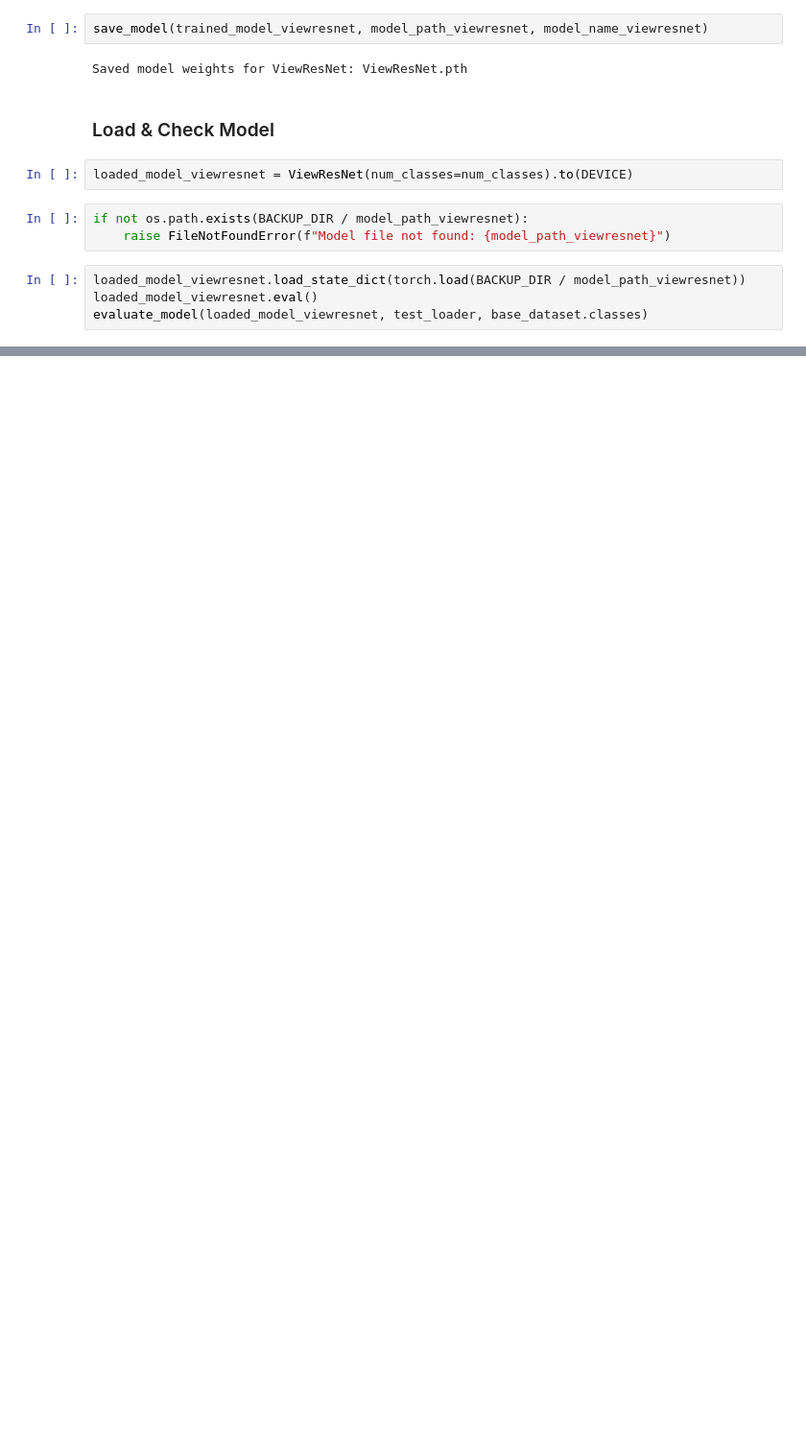
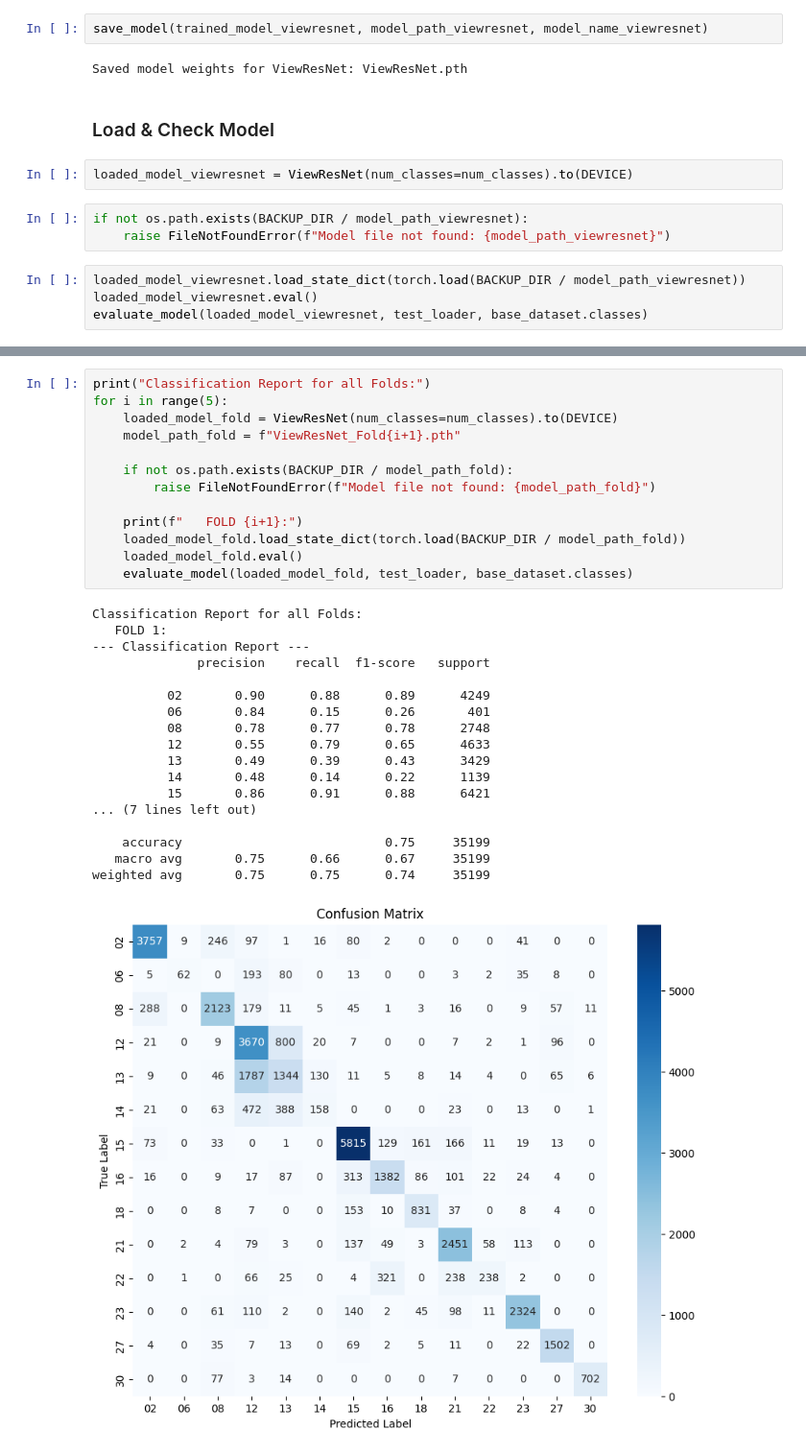
Before and after one commit to MihaiUM2001/CardioQML, a Jupyter notebook: ViewClassification.ipynb, the cells around one changed output, grey strips where cells are left out. Shown at 96% size. Saved outputs shown, nothing was run; the diff lists cells and outputs as text; blank space fills up the shorter version.

Commit message:
2.3 - Testing Models: KFold

```diff
--- a/ViewClassification.ipynb
+++ b/ViewClassification.ipynb
@@ -967,0 +1039,32 @@ evaluate_model(loaded_model_viewresnet, test_loader, base_dataset.classes)
+# %%
+print("Classification Report for all Folds:")
+for i in range(5):
+    loaded_model_fold = ViewResNet(num_classes=num_classes).to(DEVICE)
+    model_path_fold = f"ViewResNet_Fold{i+1}.pth"
+
+    if not os.path.exists(BACKUP_DIR / model_path_fold):
+        raise FileNotFoundError(f"Model file not found: {model_path_fold}")
+
+    print(f"   FOLD {i+1}:")
+    loaded_model_fold.load_state_dict(torch.load(BACKUP_DIR / model_path_fold))
+    loaded_model_fold.eval()
+    evaluate_model(loaded_model_fold, test_loader, base_dataset.classes)
+# %% [output]
+Classification Report for all Folds:
+   FOLD 1:
+--- Classification Report ---
+              precision    recall  f1-score   support
+
+          02       0.90      0.88      0.89      4249
+          06       0.84      0.15      0.26       401
+          08       0.78      0.77      0.78      2748
+          12       0.55      0.79      0.65      4633
+          13       0.49      0.39      0.43      3429
+          14       0.48      0.14      0.22      1139
+          15       0.86      0.91      0.88      6421
+... (7 lines left out)
+
+    accuracy                           0.75     35199
+   macro avg       0.75      0.66      0.67     35199
+weighted avg       0.75      0.75      0.74     35199
+[figure, added]
```
Also changed, not shown: parts of 11 cells of this notebook.
